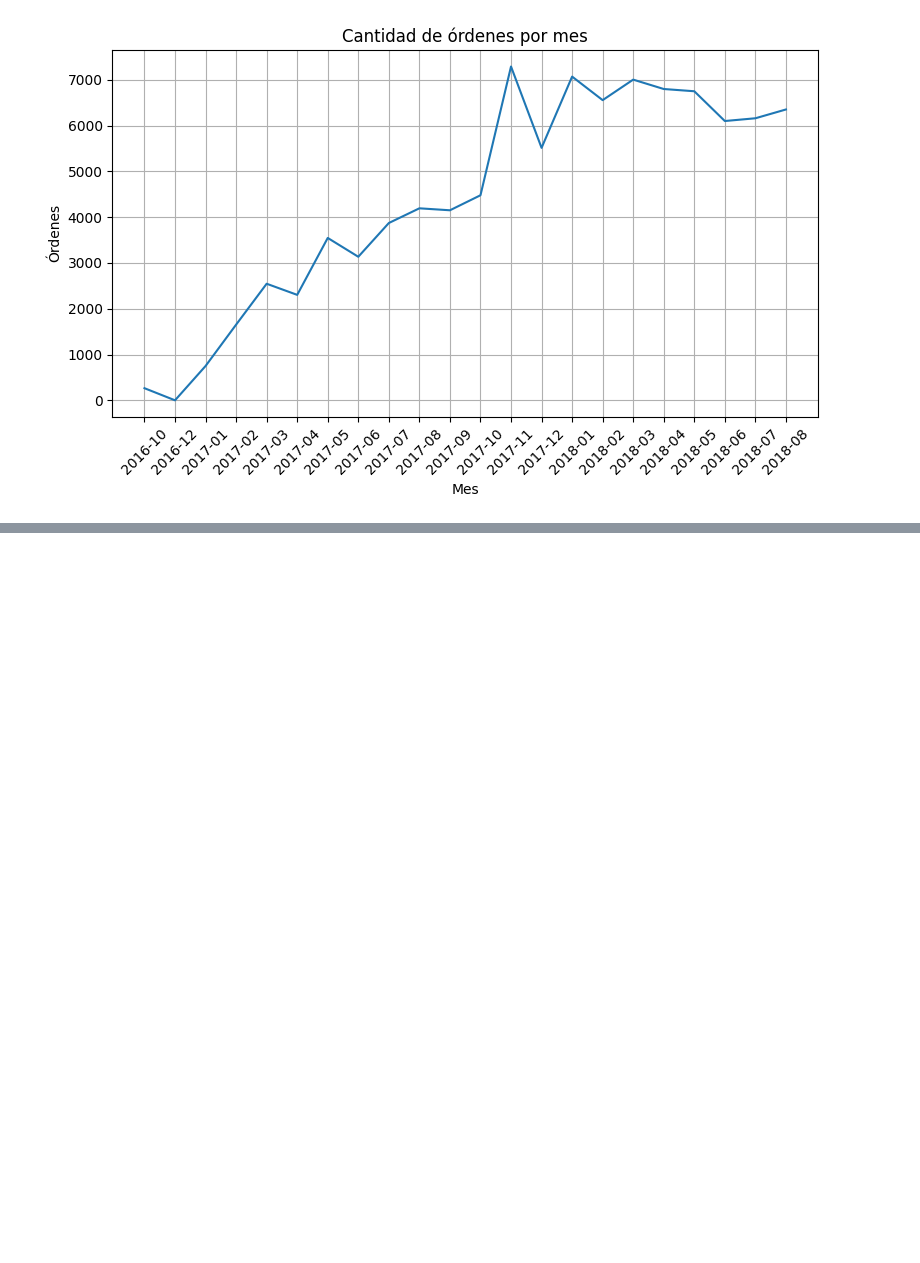
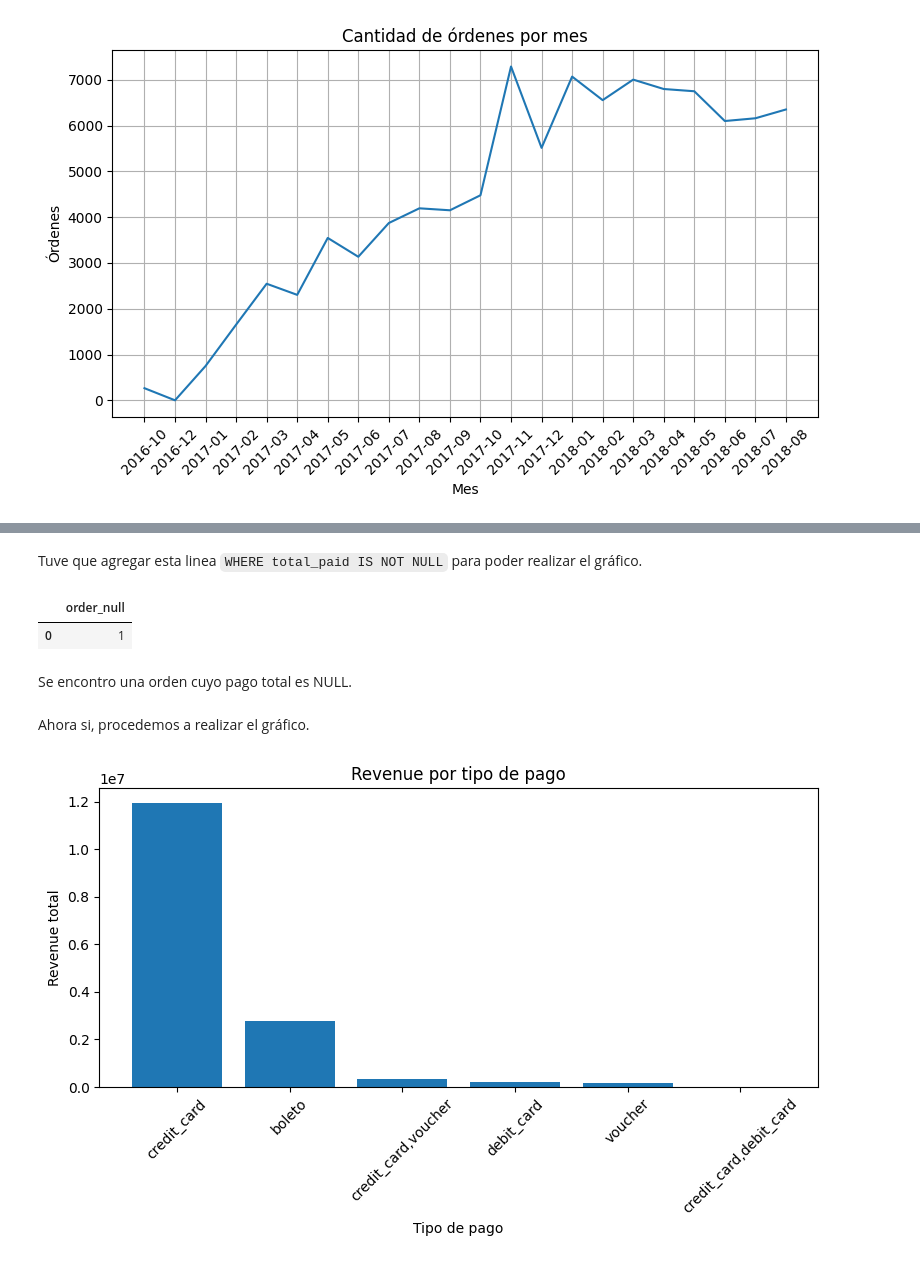
Before and after one commit to SoutoSebastian/ecommerce-analytics-sql-ml, a Jupyter notebook: notebooks/01_eda.ipynb, the cells around one changed output, grey strips where cells are left out. Cells and saved outputs as stored; diff of their text form; code cells hidden in the pictures; blank space fills up the shorter version.

```diff
--- a/notebooks/01_eda.ipynb
+++ b/notebooks/01_eda.ipynb
@@ -234,0 +172,49 @@ Notamos un comportamiento similar al de revenue.
+# %%
+query = """
+SELECT
+    payment_types,
+    COUNT(*) AS orders,
+    SUM(total_paid) AS revenue
+FROM fact_orders
+WHERE total_paid IS NOT NULL
+GROUP BY payment_types
+ORDER BY revenue DESC;
+"""
+
+
+df_ptypes = pd.read_sql(query, conn)
+# %% [markdown]
+Tuve que agregar esta linea `WHERE total_paid IS NOT NULL` para poder realizar el gráfico.
+# %%
+query = """
+SELECT
+    COUNT(*) AS order_null
+FROM fact_orders
+WHERE total_paid IS NULL;
+"""
+
+df_nulls = pd.read_sql(query, conn)
+
+df_nulls
+# %% [output]
+|  | order_null |
+| 0 | 1 |
+# %% [markdown]
+Se encontro una orden cuyo pago total es NULL.
+# %% [markdown]
+Ahora si, procedemos a realizar el gráfico.
+# %%
+plt.figure(figsize=(8,5))
+
+plt.bar(df_ptypes["payment_types"], df_ptypes["revenue"])
+
+plt.title("Revenue por tipo de pago")
+plt.xlabel("Tipo de pago")
+plt.ylabel("Revenue total")
+
+plt.xticks(rotation=45)
+plt.tight_layout()
+
+plt.show()
+# %% [output]
+[figure, added]
```
Also changed, not shown: parts of 36 cells of this notebook, 1 other file.
